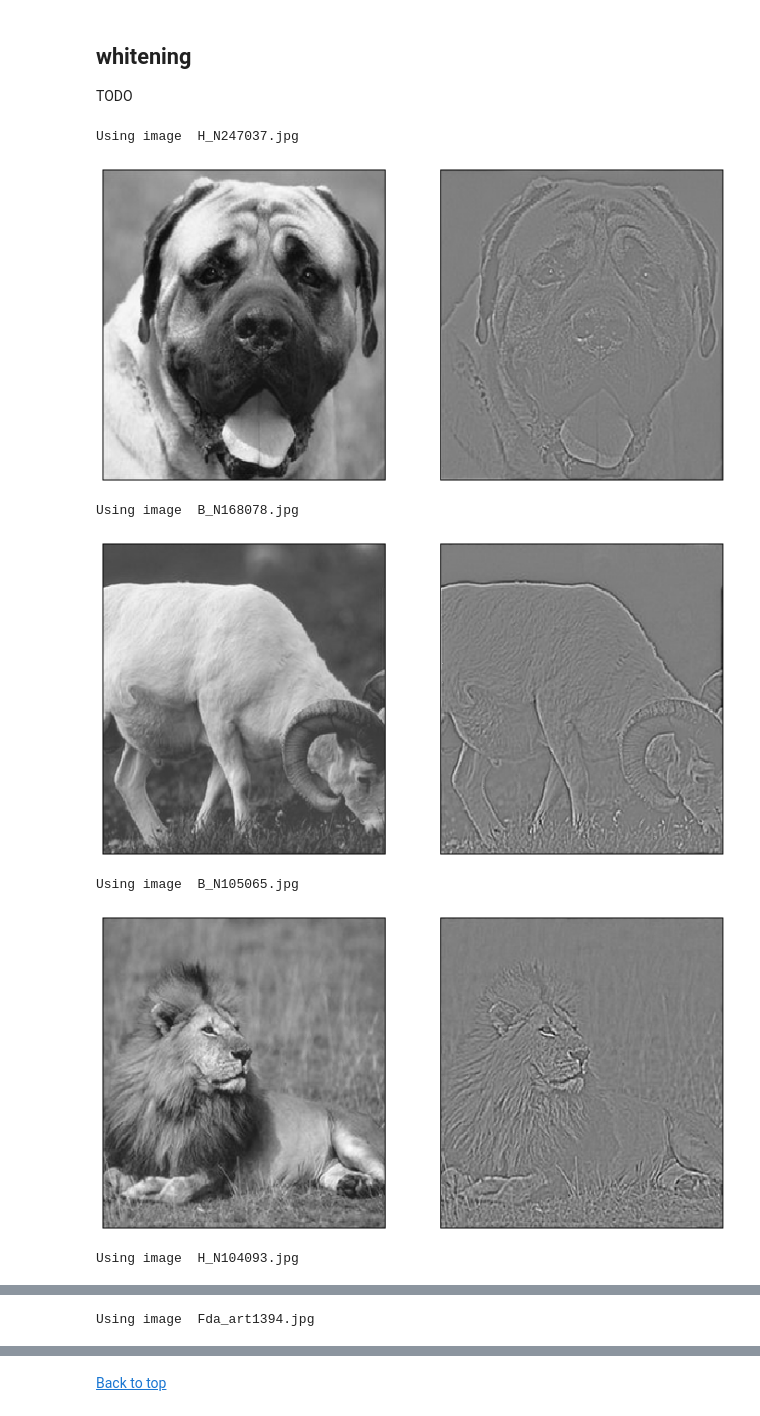
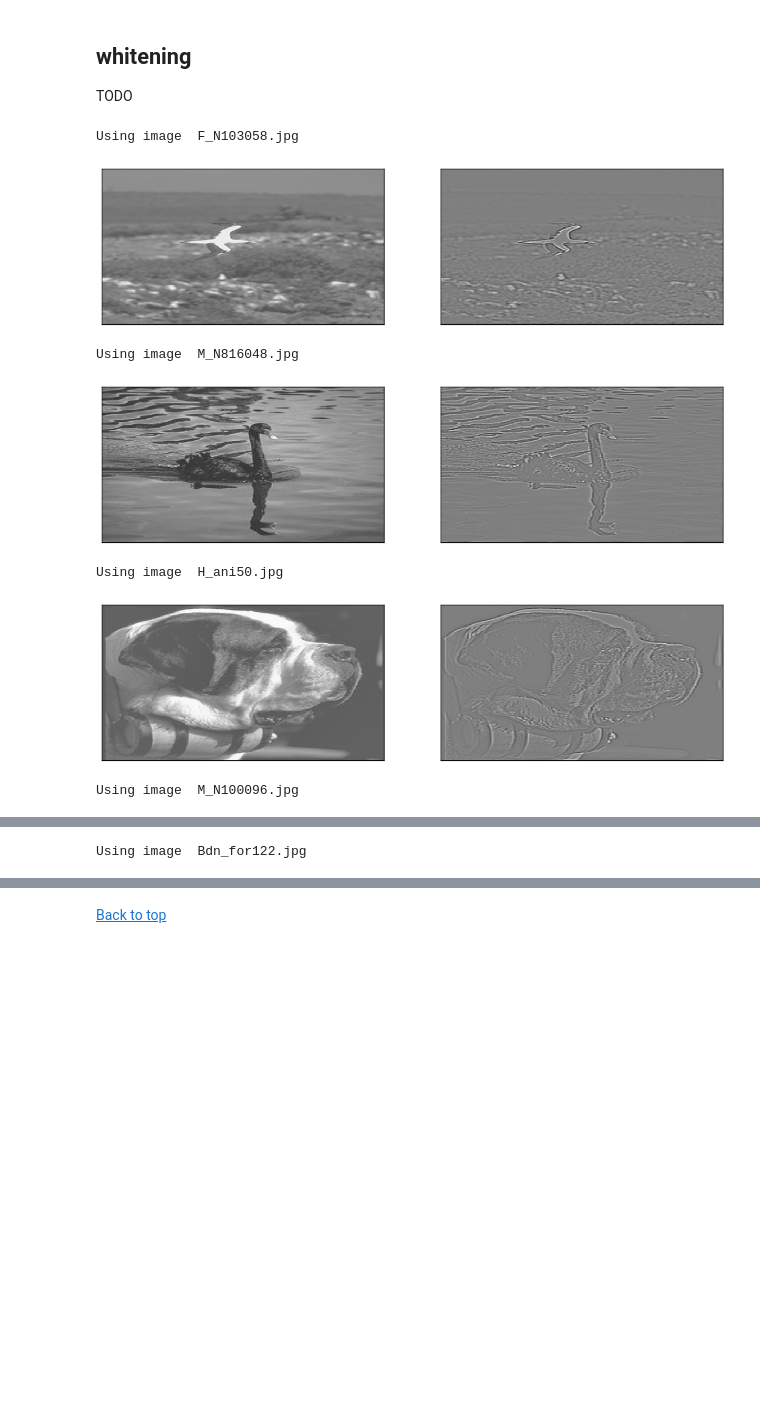
Before and after one commit to bicv/SLIP, a Jupyter notebook: test_SLIP.ipynb, the cells around one changed output, grey strips where cells are left out. Cells and saved outputs as stored; diff of their text form; code cells hidden in the pictures; blank space fills up the shorter version.

```diff
--- a/test_SLIP.ipynb
+++ b/test_SLIP.ipynb
@@ -239,7 +237,7 @@ axs = []
 im = Image({'N_X':32, 'N_Y':128, 'seed':None, 'do_mask':False})
 im.pe.datapath = 'database/'
 for name_database in ['serre07_targets', 'serre07_distractors']:
-    fig = plt.figure(figsize=figsize)
+    fig = plt.figure(figsize=(14, 3.5))
     for _ in range(4):
         image, filename, croparea = im.patch(name_database, )
         ax = fig.add_subplot(1, 4, _+1)
@@ -420,21 +418,21 @@ TODO
 # %%
 axs = []
 im = Image('default_param.py')
 im.pe.datapath = 'database/'
 for name_database in ['serre07_targets', 'serre07_distractors']:
     for _ in range(4):
-        fig = plt.figure(figsize=figsize)
+        fig = plt.figure(figsize=(14, 3.5))
         image, filename, croparea = im.patch(name_database, )
         ax = fig.add_subplot(1, 2, 1)
         fig , ax = im.imshow(image, fig=fig, ax=ax)
         ax = fig.add_subplot(1, 2, 2)
         fig , ax = im.imshow(im.whitening(image), fig=fig, ax=ax)
         plt.show()
 # %% [output]
-Using image  H_N247037.jpg
+Using image  F_N103058.jpg
-[figure, old version]
+[figure, new version]
-Using image  B_N168078.jpg
+Using image  M_N816048.jpg
-[figure, old version]
+[figure, new version]
-Using image  B_N105065.jpg
+Using image  H_ani50.jpg
-[figure, old version]
+[figure, new version]
-Using image  H_N104093.jpg
+Using image  M_N100096.jpg
@@ -442 +440 @@ Using image  H_N104093.jpg
-Using image  Fda_art1394.jpg
+Using image  Bdn_for122.jpg
```
Also changed, not shown: parts of 19 cells of this notebook.
